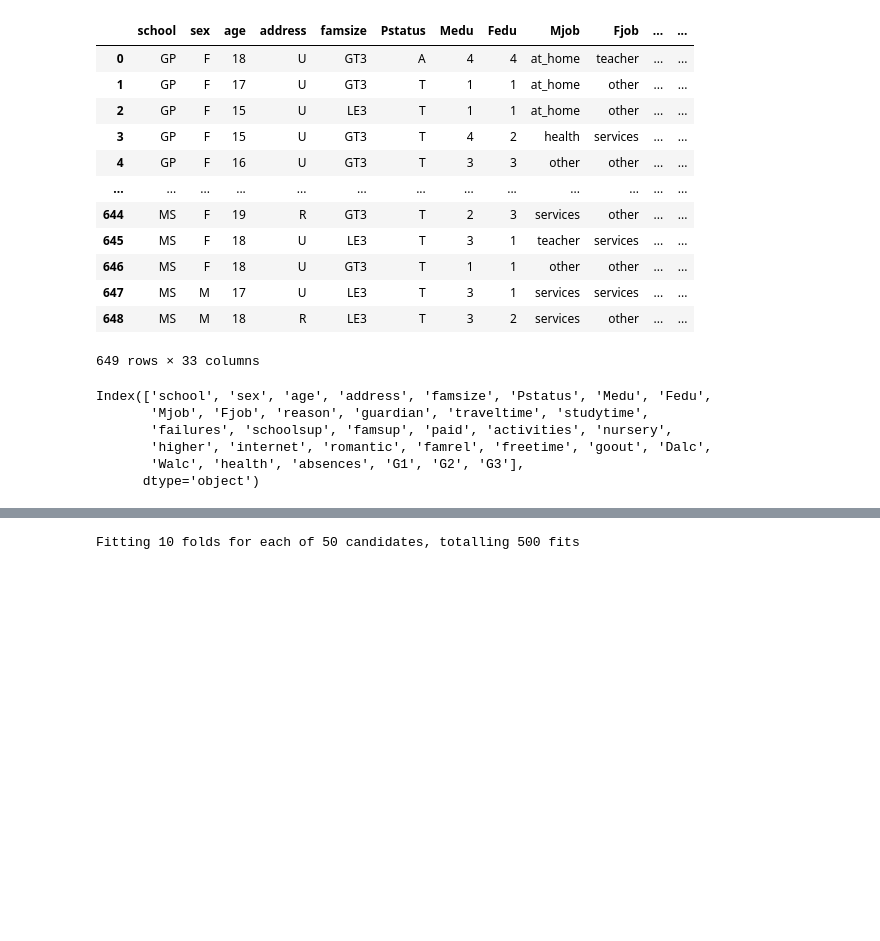
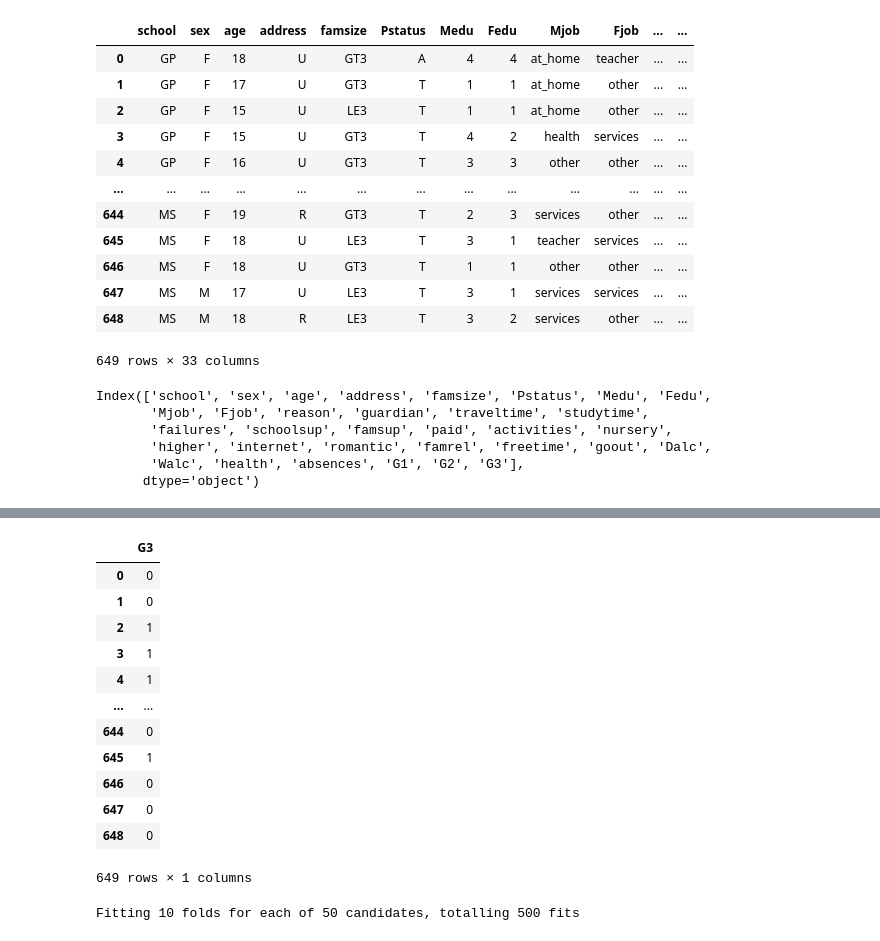
Before and after one commit to antonioIannotta/experiments-fair-by-design-via-apriori, a Jupyter notebook: fair_by_design_test_education_uci.ipynb, the cells around one changed output, grey strips where cells are left out. Saved outputs shown, nothing was run; the diff lists cells and outputs as text; code cells hidden in the pictures; blank space fills up the shorter version.

```diff
--- a/fair_by_design_test_education_uci.ipynb
+++ b/fair_by_design_test_education_uci.ipynb
@@ -71,3 +89,19 @@ X_train, X_test, y_train, y_test = train_test_split(X, y, test_size=0.2, random_
+# %%
+y
+# %% [output]
+|  | G3 |
+| 0 | 0 |
+| 1 | 0 |
+| 2 | 1 |
+| 3 | 1 |
+| 4 | 1 |
+| ... | ... |
+| 644 | 0 |
+| 645 | 1 |
+| 646 | 0 |
+| 647 | 0 |
+| 648 | 0 |
+649 rows × 1 columns
 # %%
 standard_scaler_train = StandardScaler()
 X_train = standard_scaler_train.fit_transform(X_train)
```
Also changed, not shown: parts of 7 cells of this notebook, 2 other files.
